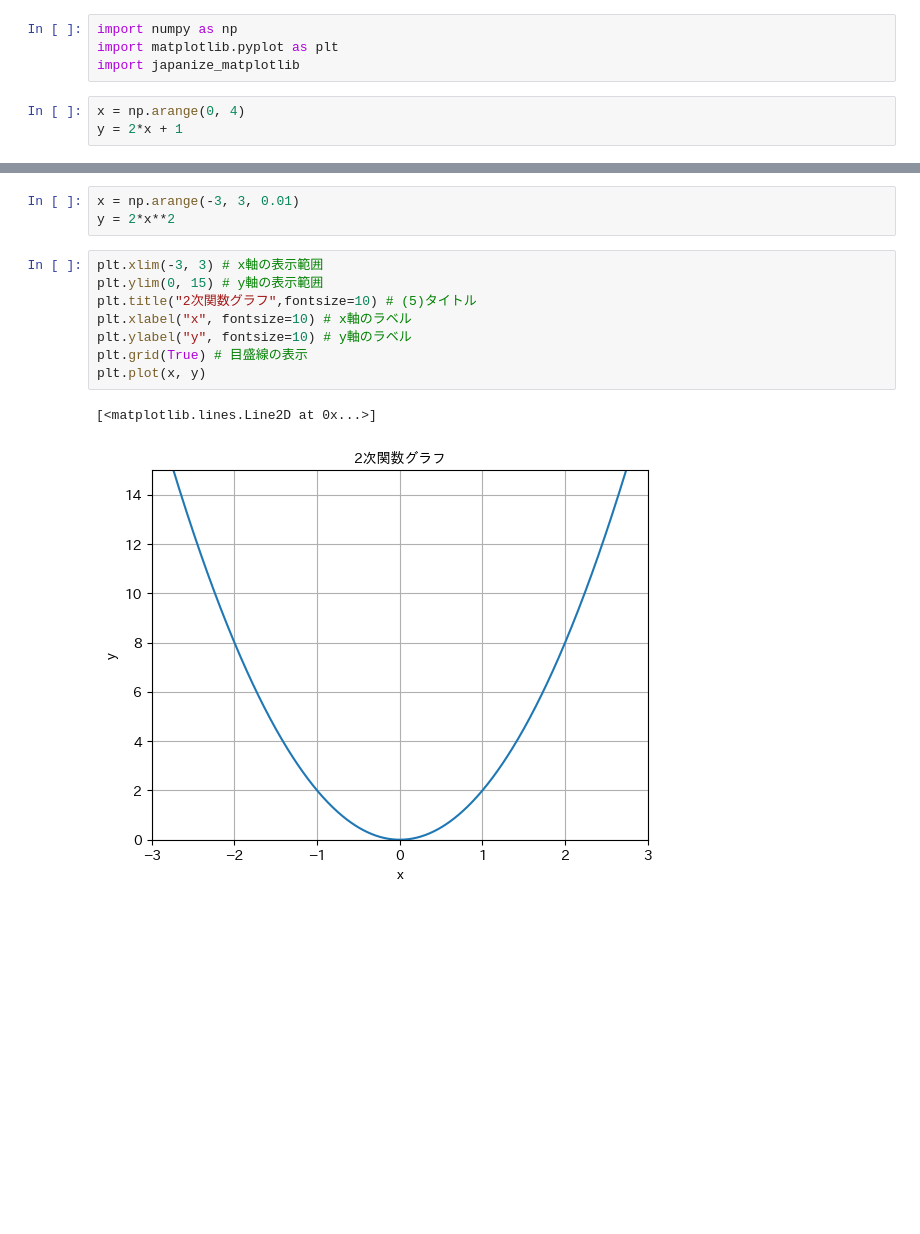
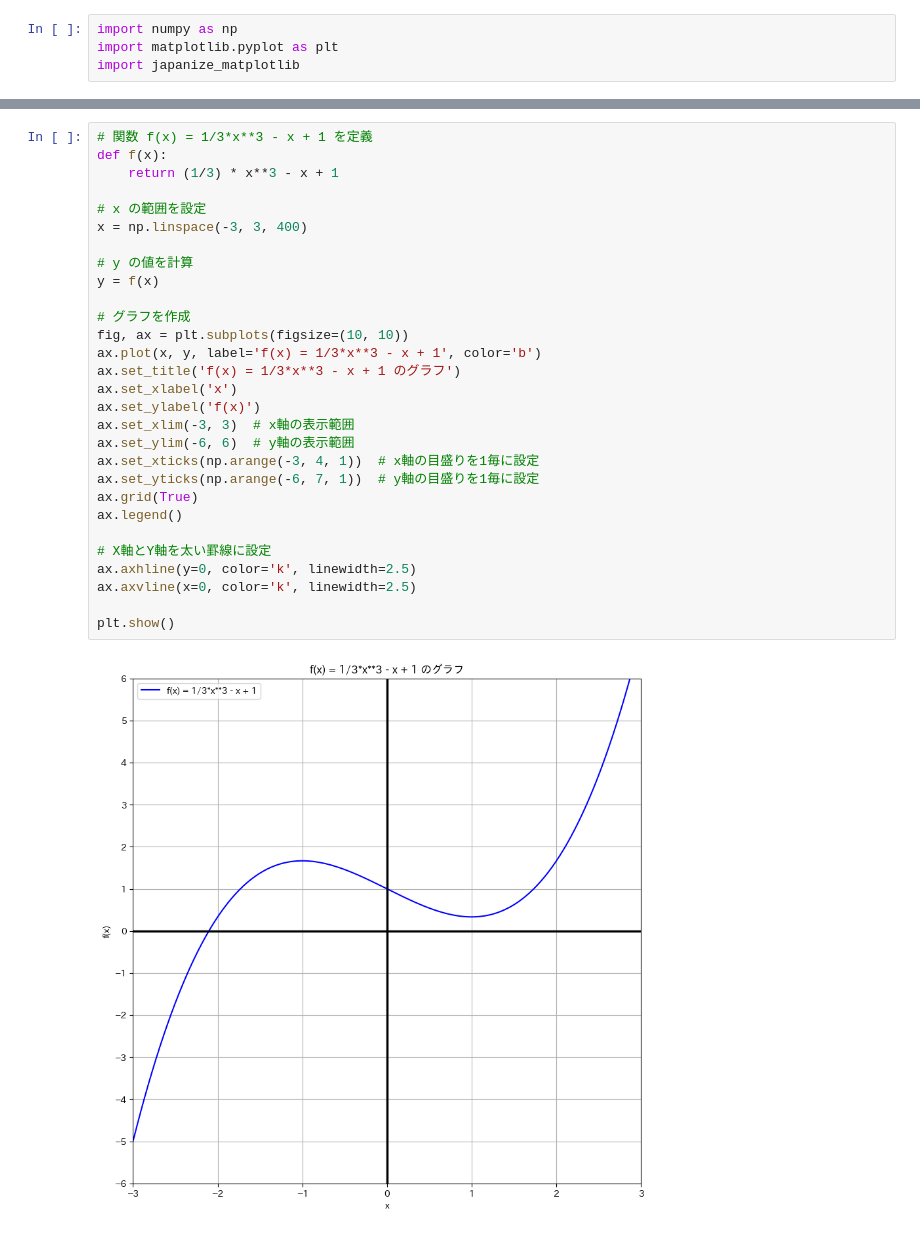
Before and after one commit to takaken94/math, a Jupyter notebook: 関数グラフ.ipynb, the cells around one changed output, grey strips where cells are left out. Cells and saved outputs as stored; diff of their text form; blank space fills up the shorter version.

```diff
--- a/関数グラフ.ipynb
+++ b/関数グラフ.ipynb
@@ -2,6 +2,3 @@
 import numpy as np
 import matplotlib.pyplot as plt
 import japanize_matplotlib
-# %%
-x = np.arange(0, 4)
-y = 2*x + 1
@@ -13,14 +5,31 @@ plt.grid()
-# %%
-x = np.arange(-3, 3, 0.01)
-y = 2*x**2
-# %%
-plt.xlim(-3, 3) # x軸の表示範囲
-plt.ylim(0, 15) # y軸の表示範囲
-plt.title("2次関数グラフ",fontsize=10) # (5)タイトル
-plt.xlabel("x", fontsize=10) # x軸のラベル
-plt.ylabel("y", fontsize=10) # y軸のラベル
-plt.grid(True) # 目盛線の表示
-plt.plot(x, y)
-# %% [output]
-[<matplotlib.lines.Line2D at 0x...>]
-[figure, removed]
+# %%
+# 関数 f(x) = 1/3*x**3 - x + 1 を定義
+def f(x):
+    return (1/3) * x**3 - x + 1
+
+# x の範囲を設定
+x = np.linspace(-3, 3, 400)
+
+# y の値を計算
+y = f(x)
+
+# グラフを作成
+fig, ax = plt.subplots(figsize=(10, 10))
+ax.plot(x, y, label='f(x) = 1/3*x**3 - x + 1', color='b')
+ax.set_title('f(x) = 1/3*x**3 - x + 1 のグラフ')
+ax.set_xlabel('x')
+ax.set_ylabel('f(x)')
+ax.set_xlim(-3, 3)  # x軸の表示範囲
+ax.set_ylim(-6, 6)  # y軸の表示範囲
+ax.set_xticks(np.arange(-3, 4, 1))  # x軸の目盛りを1毎に設定
+ax.set_yticks(np.arange(-6, 7, 1))  # y軸の目盛りを1毎に設定
+ax.grid(True)
+ax.legend()
+
+# X軸とY軸を太い罫線に設定
+ax.axhline(y=0, color='k', linewidth=2.5)
+ax.axvline(x=0, color='k', linewidth=2.5)
+
+plt.show()
+# %% [output]
+[figure, added]
```
Also changed, not shown: parts of 1 cell of this notebook.
